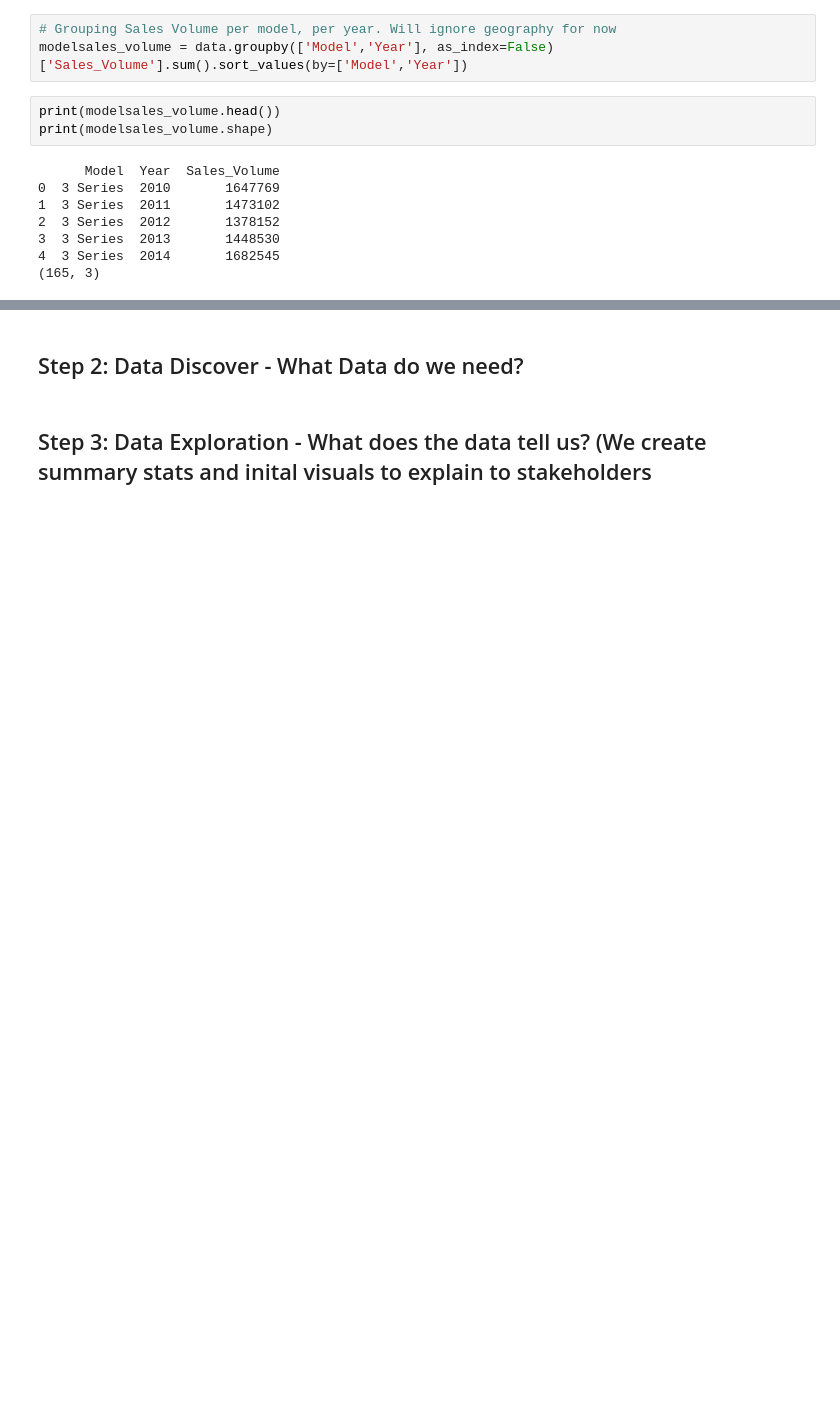
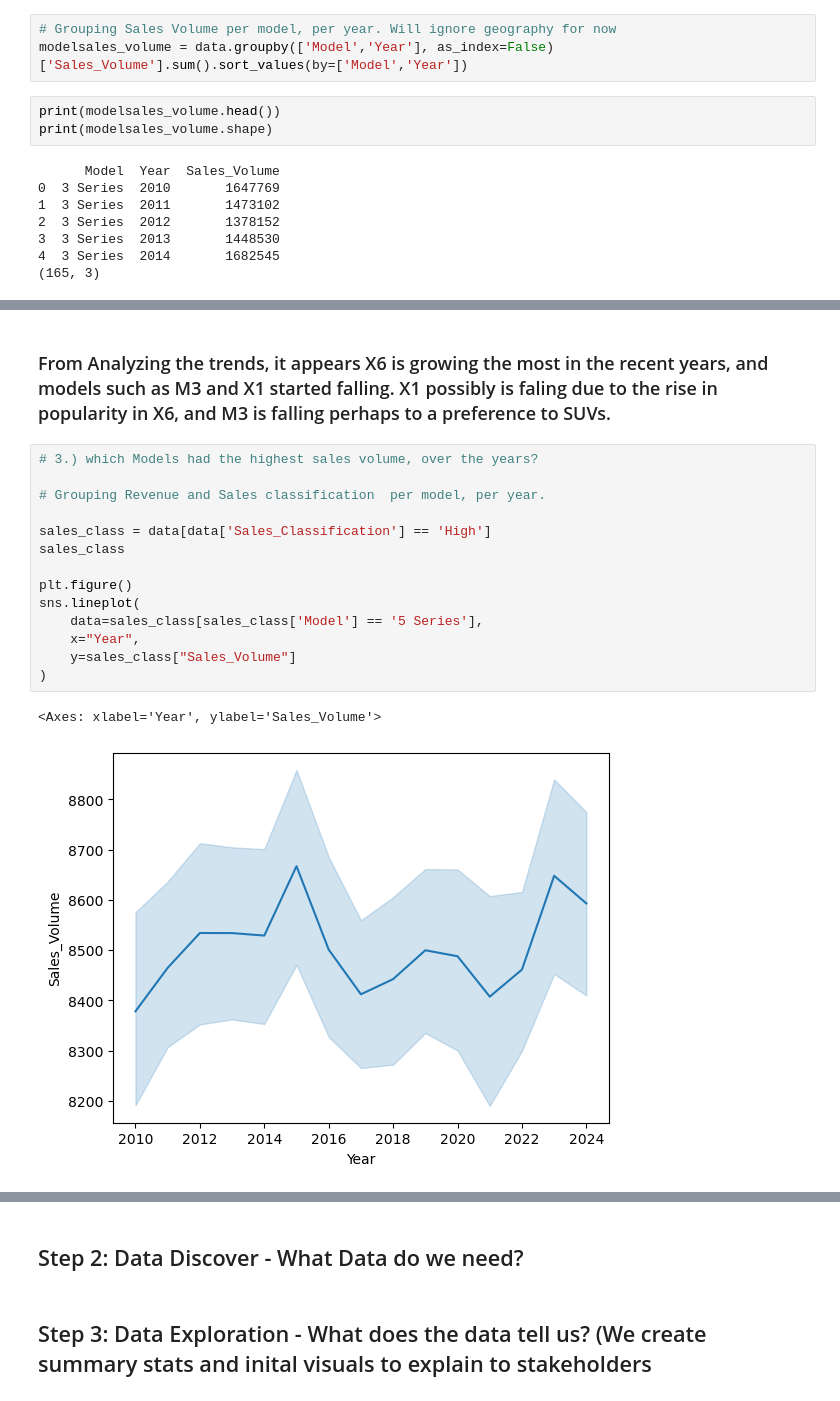
Before and after one commit to VithushanE/BMWWorldWideSales, a Jupyter notebook: BMWSales.ipynb, the cells around one changed output, grey strips where cells are left out. Drawn from its saved outputs; the diff is of its cells as text; blank space fills up the shorter version.

Commit message:
added more descriptive graphs

```diff
--- a/BMWSales.ipynb
+++ b/BMWSales.ipynb
@@ -126,0 +126,19 @@ plt.show()
+# %% [markdown]
+###  From Analyzing the trends, it appears X6 is growing the most in the recent years, and models such as M3 and X1 started falling. X1 possibly is faling due to the rise in popularity in X6, and M3 is falling perhaps to a preference to SUVs.
+# %%
+# 3.) which Models had the highest sales volume, over the years?
+
+# Grouping Revenue and Sales classification  per model, per year.
+
+sales_class = data[data['Sales_Classification'] == 'High']
+sales_class
+
+plt.figure()
+sns.lineplot(
+    data=sales_class[sales_class['Model'] == '5 Series'],
+    x="Year",
+    y=sales_class["Sales_Volume"]
+)
+# %% [output]
+<Axes: xlabel='Year', ylabel='Sales_Volume'>
+[figure, added]
```
Also changed, not shown: parts of 15 cells of this notebook.
